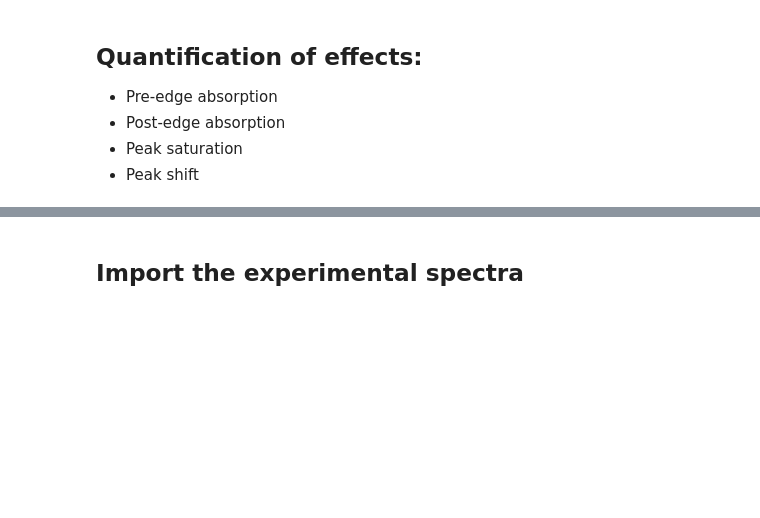
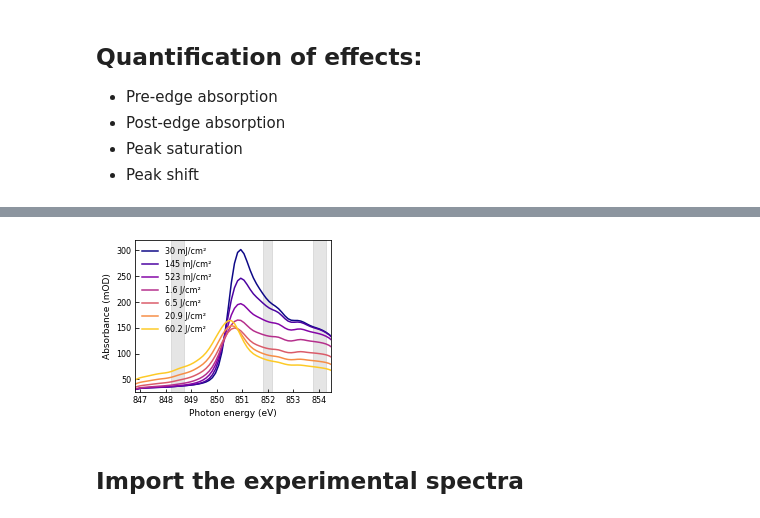
Before and after one commit to F00lWise/XNLdyn, a Jupyter notebook: Plot_saved_Spectrum.ipynb, the cells around one changed output, grey strips where cells are left out. Cells and saved outputs as stored; diff of their text form; code cells hidden in the pictures; blank space fills up the shorter version.

```diff
--- a/Plot_saved_Spectrum.ipynb
+++ b/Plot_saved_Spectrum.ipynb
@@ -247,3 +323,42 @@ for i in range(N_pulse_energies)[::]:
+# %%
+plt.rcParams.update({'font.size': 11})
+fig = plt.figure(figsize =(3.5,2.8))
+plotcols =  mpl.cm.plasma((np.linspace(.0,0.9,len(set_final_pulse_energies)))**1.1)#YlOrRd_r
+
+for i in range(N_pulse_energies):
+    #if i in [0,3,4,5,6,7,8]:
+        spec = 1e3*np.log10(final_incidence_check[:,i]/final_transmissions[:,i])
+        #spec_sm = sc.ndimage.gaussian_filter(spec,aufloesung/dE)
+        spec_sm = XNLdyn.reconvolve(enax_abs,spec,aufloesung)
+        #plt.plot(enax_abs, spec_sm, color = plotcols[i], label = f'{final_pulse_energies[i]*1e6:.2f} µJ')#, label ='For one z-stack'
+
+        fluence_Jcm2 = 1e14*final_incidence_peaks[i]/XNLdyn.photons_per_J(ld['PAR'].E_i_abs[0])
+        if fluence_Jcm2<1:
+            lab =  f"{fluence_Jcm2*1e3:.0f} mJ/cm²"
+        else:
+            lab =  f"{fluence_Jcm2:.1f} J/cm²"
+        #plt.plot(enax_abs, spec,'.', ms=2, color = plotcols[i])
+
+        plt.plot(enax_abs, spec_sm, color = plotcols[i], label =lab)
+
+plt.legend(fontsize = 8, loc = 'upper left')
+plt.xlabel('Photon energy (eV)', fontsize = 9)
+plt.ylabel('Absorbance (mOD)', fontsize = 9)
+#plt.title('Spot reconstruction')
+plt.xlim(846.8, 854.5)
+plt.ylim(25, 320)
+
+for mark_energy in [pre_edge_en, post_edge_en2, post_edge_en]:
+    plt.axvspan(enax_abs[(enax_abs > (mark_energy-intensity_bin_width/2)) & (enax_abs < (mark_energy+intensity_bin_width/2))][0],\
+                    enax_abs[(enax_abs > (mark_energy-intensity_bin_width/2)) & (enax_abs < (mark_energy+intensity_bin_width/2))][-1], alpha = 0.2,color='gray')
+
+plt.tick_params(labelsize = 8)
+
+plt.tight_layout()
+
+plt.savefig('plots/final_spectra.png', dpi=600)
+# %% [output]
+[figure, added]
 # %% [markdown]
 ## Import the experimental spectra
 # %%
```
Also changed, not shown: parts of 29 cells of this notebook.
